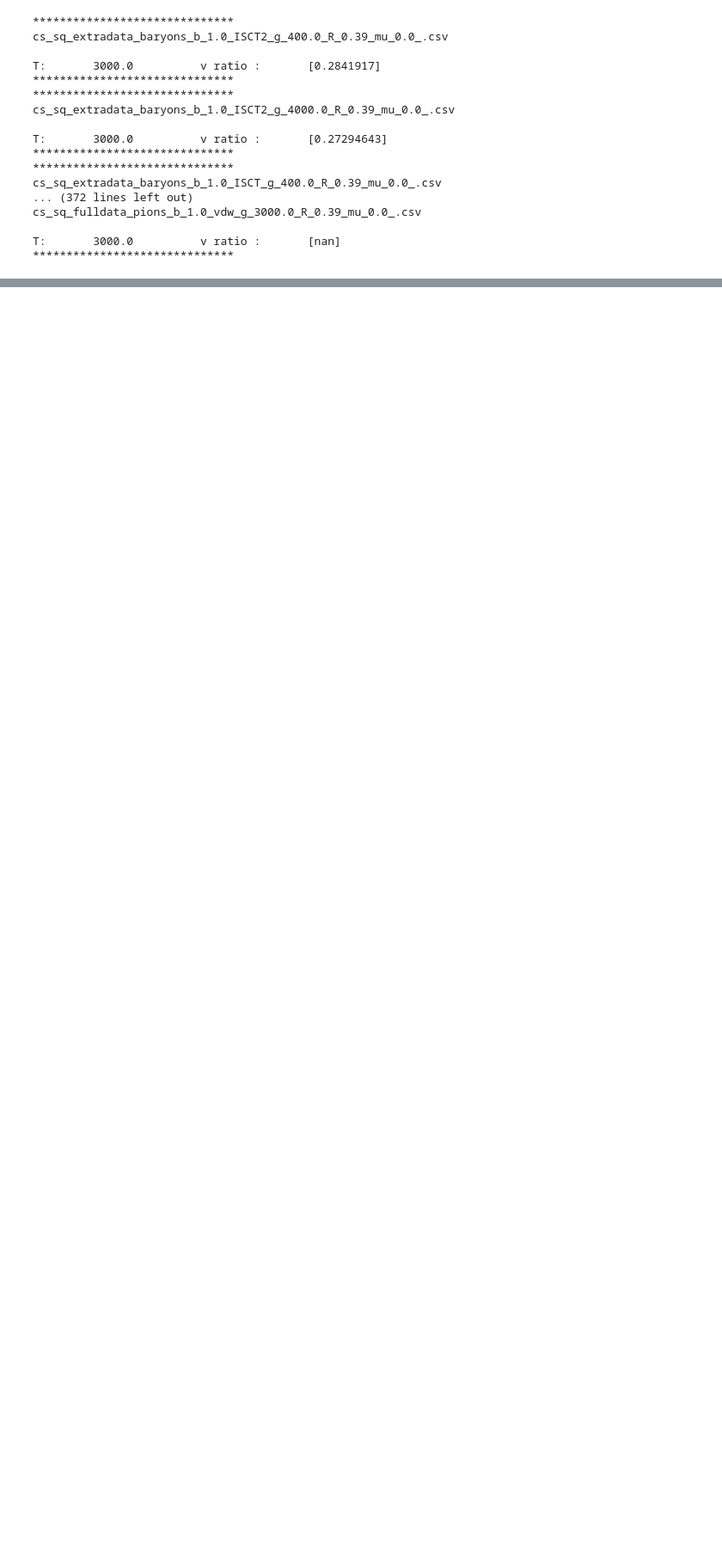
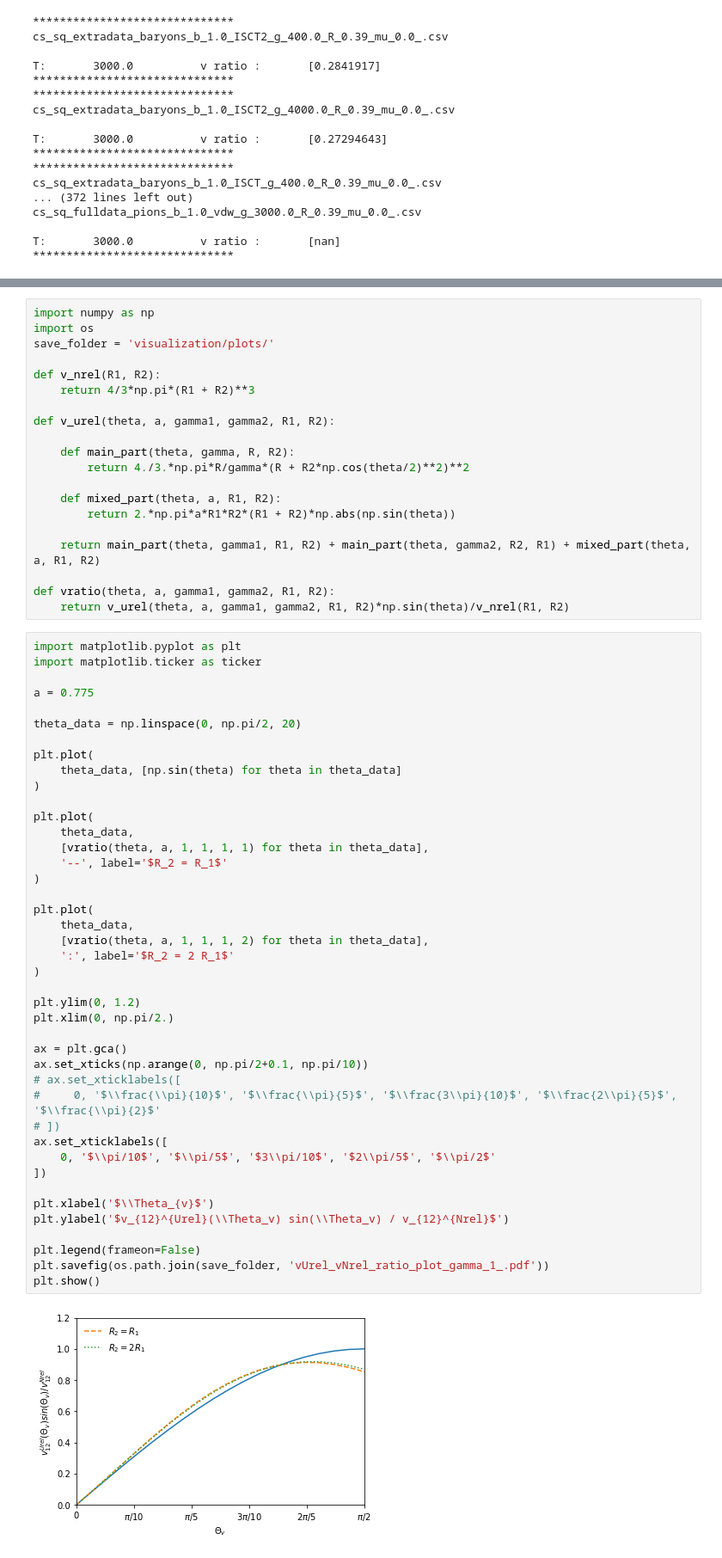
Before and after one commit to NazyS/relativistic-ISCT-EoS, a Jupyter notebook: notebook.ipynb, the cells around one changed output, grey strips where cells are left out. Shown at 86% size. Cells and saved outputs as stored; diff of their text form; blank space fills up the shorter version.

Commit message:
v^Urel to v^Nrel ratio plots

```diff
--- a/notebook.ipynb
+++ b/notebook.ipynb
@@ -65,0 +68,64 @@ T:       3000.0          v ratio :       [nan]
+# %%
+import numpy as np
+import os
+save_folder = 'visualization/plots/'
+
+def v_nrel(R1, R2):
+    return 4/3*np.pi*(R1 + R2)**3
+
+def v_urel(theta, a, gamma1, gamma2, R1, R2):
+
+    def main_part(theta, gamma, R, R2):
+        return 4./3.*np.pi*R/gamma*(R + R2*np.cos(theta/2)**2)**2
+
+    def mixed_part(theta, a, R1, R2):
+        return 2.*np.pi*a*R1*R2*(R1 + R2)*np.abs(np.sin(theta))
+
+    return main_part(theta, gamma1, R1, R2) + main_part(theta, gamma2, R2, R1) + mixed_part(theta, a, R1, R2)
+
+def vratio(theta, a, gamma1, gamma2, R1, R2):
+    return v_urel(theta, a, gamma1, gamma2, R1, R2)*np.sin(theta)/v_nrel(R1, R2)
+# %%
+import matplotlib.pyplot as plt
+import matplotlib.ticker as ticker
+
+a = 0.775
+
+theta_data = np.linspace(0, np.pi/2, 20)
+
+plt.plot(
+    theta_data, [np.sin(theta) for theta in theta_data]
+)
+
+plt.plot(
+    theta_data,
+    [vratio(theta, a, 1, 1, 1, 1) for theta in theta_data],
+    '--', label='$R_2 = R_1$'
+)
+
+plt.plot(
+    theta_data,
+    [vratio(theta, a, 1, 1, 1, 2) for theta in theta_data],
+    ':', label='$R_2 = 2 R_1$'
+)
+
+plt.ylim(0, 1.2)
+plt.xlim(0, np.pi/2.)
+
+ax = plt.gca()
+ax.set_xticks(np.arange(0, np.pi/2+0.1, np.pi/10))
+# ax.set_xticklabels([
+#     0, '$\\frac{\\pi}{10}$', '$\\frac{\\pi}{5}$', '$\\frac{3\\pi}{10}$', '$\\frac{2\\pi}{5}$', '$\\frac{\\pi}{2}$'
+# ])
+ax.set_xticklabels([
+    0, '$\\pi/10$', '$\\pi/5$', '$3\\pi/10$', '$2\\pi/5$', '$\\pi/2$'
+])
+
+plt.xlabel('$\\Theta_{v}$')
+plt.ylabel('$v_{12}^{Urel}(\\Theta_v) sin(\\Theta_v) / v_{12}^{Nrel}$')
+
+plt.legend(frameon=False)
+plt.savefig(os.path.join(save_folder, 'vUrel_vNrel_ratio_plot_gamma_1_.pdf'))
+plt.show()
+# %% [output]
+[figure, added]
```
Also changed, not shown: parts of 2 cells of this notebook.
